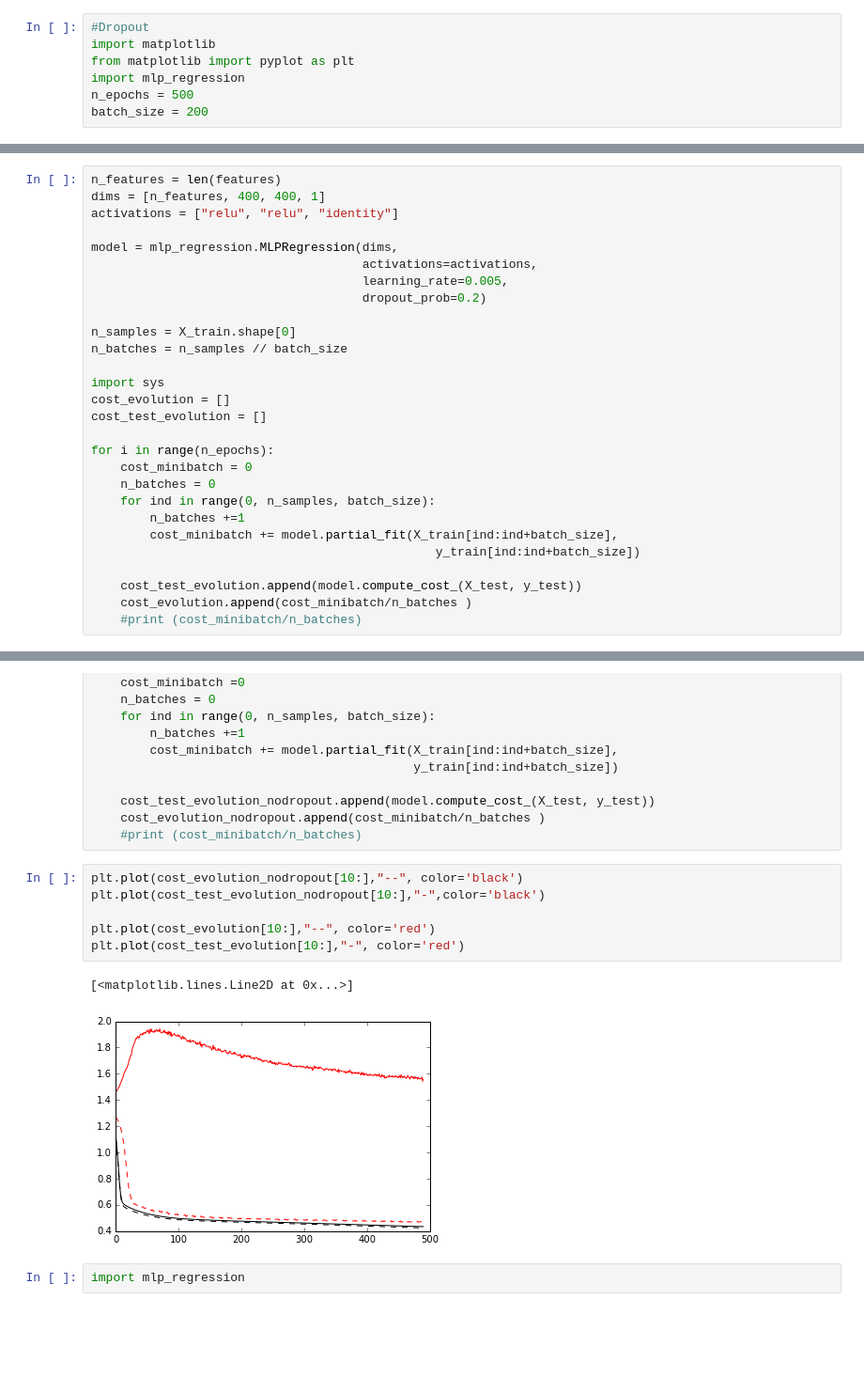
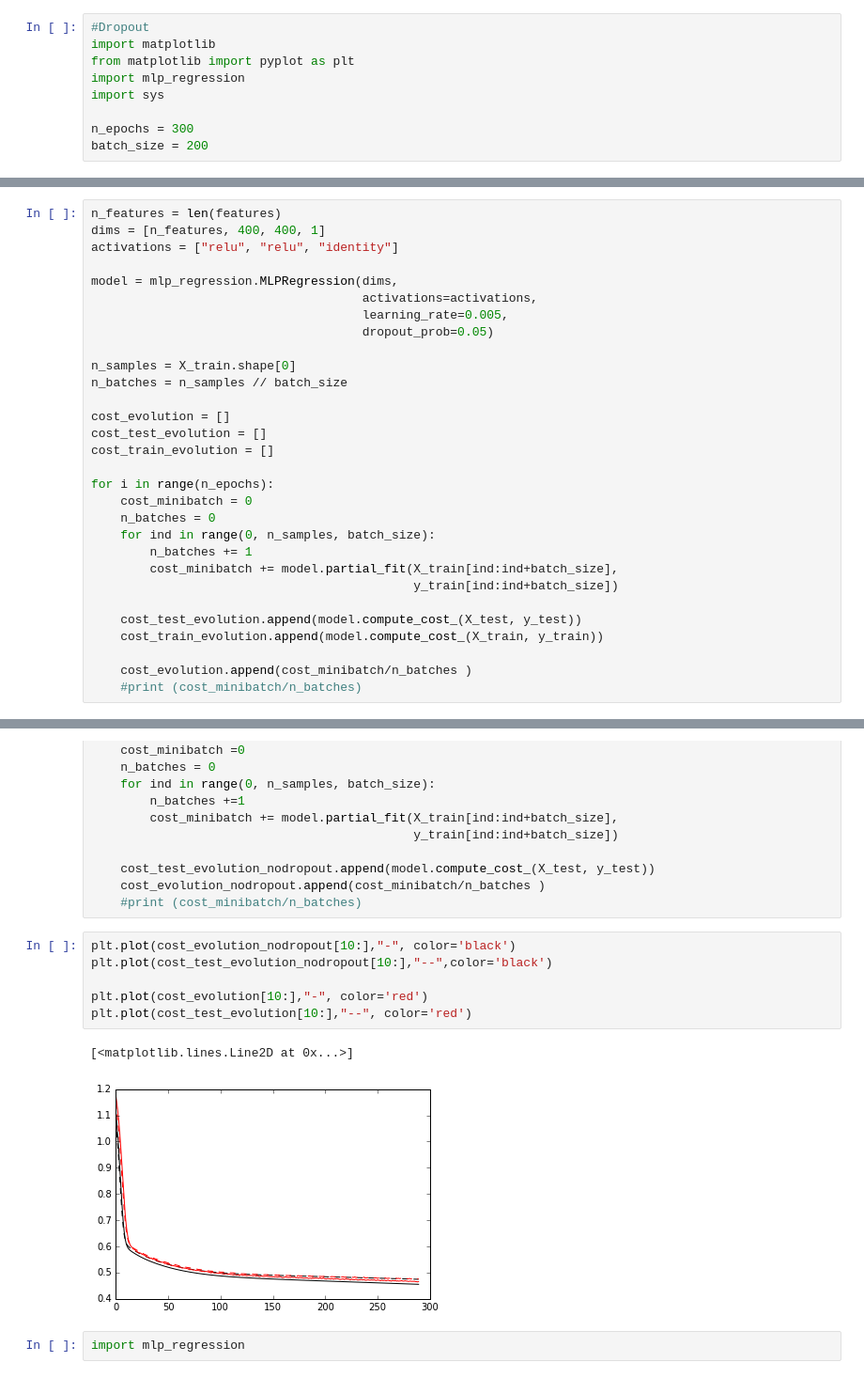
Before and after one commit to davidbp/connectionist, a Jupyter notebook: MLPRegression/mlp_regression_theano_example.ipynb, the cells around one changed output, grey strips where cells are left out. Shown at 94% size. Saved outputs shown, nothing was run; the diff lists cells and outputs as text; blank space fills up the shorter version.

Commit message:
dropout seems to work now, error in the shape of the mask made it incorrect before

```diff
--- a/MLPRegression/mlp_regression_theano_example.ipynb
+++ b/MLPRegression/mlp_regression_theano_example.ipynb
@@ -71,5 +71,7 @@ array([[ 43.66491124],
 import matplotlib
 from matplotlib import pyplot as plt
 import mlp_regression
-n_epochs = 500
+import sys
+
+n_epochs = 300
 batch_size = 200
@@ -81,24 +85,26 @@ activations = ["relu", "relu", "identity"]
 model = mlp_regression.MLPRegression(dims,
                                      activations=activations,
                                      learning_rate=0.005,
-                                     dropout_prob=0.2)
+                                     dropout_prob=0.05)
 
 n_samples = X_train.shape[0]
 n_batches = n_samples // batch_size
 
-import sys
 cost_evolution = []
 cost_test_evolution = []
+cost_train_evolution = []
 
 for i in range(n_epochs):
     cost_minibatch = 0
     n_batches = 0
     for ind in range(0, n_samples, batch_size):
-        n_batches +=1
+        n_batches += 1
         cost_minibatch += model.partial_fit(X_train[ind:ind+batch_size],
-                                               y_train[ind:ind+batch_size])
+                                            y_train[ind:ind+batch_size])
 
     cost_test_evolution.append(model.compute_cost_(X_test, y_test))
+    cost_train_evolution.append(model.compute_cost_(X_train, y_train))
+
     cost_evolution.append(cost_minibatch/n_batches )
     #print (cost_minibatch/n_batches)
 # %%
@@ -137,14 +169,14 @@ for i in range(n_epochs):
     cost_evolution_nodropout.append(cost_minibatch/n_batches )
     #print (cost_minibatch/n_batches)
 # %%
-plt.plot(cost_evolution_nodropout[10:],"--", color='black')
-plt.plot(cost_test_evolution_nodropout[10:],"-",color='black')
+plt.plot(cost_evolution_nodropout[10:],"-", color='black')
+plt.plot(cost_test_evolution_nodropout[10:],"--",color='black')
 
-plt.plot(cost_evolution[10:],"--", color='red')
-plt.plot(cost_test_evolution[10:],"-", color='red')
+plt.plot(cost_evolution[10:],"-", color='red')
+plt.plot(cost_test_evolution[10:],"--", color='red')
 # %% [output]
 [<matplotlib.lines.Line2D at 0x...>]
-[figure, old version]
+[figure, new version]
 # %%
 import mlp_regression
 # %%
```
Also changed, not shown: parts of 10 cells of this notebook.
